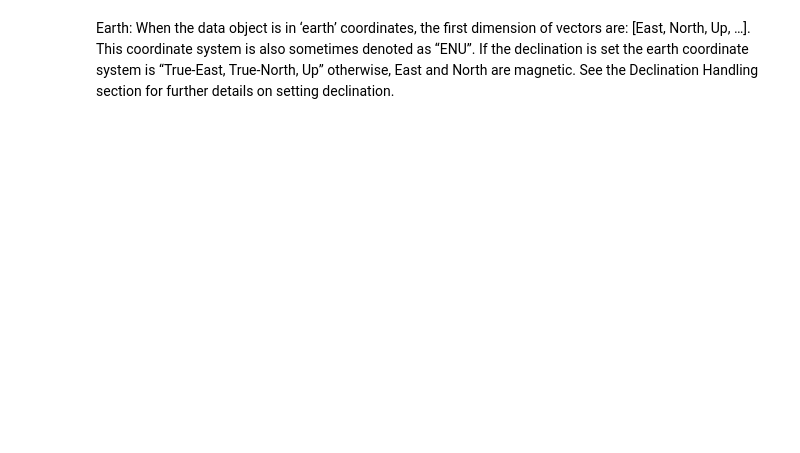
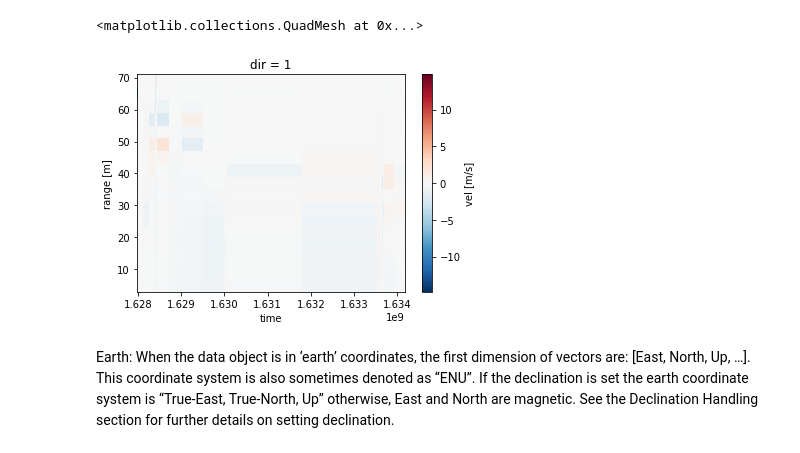
Before and after one commit to LewisDrysdale/autonaut-ADCP-data, a Jupyter notebook: read_raw_to_AD2CP.ipynb, the cells around one changed output. Saved outputs shown, nothing was run; the diff lists cells and outputs as text; code cells hidden in the pictures; blank space fills up the shorter version.

```diff
--- a/read_raw_to_AD2CP.ipynb
+++ b/read_raw_to_AD2CP.ipynb
@@ -104,2 +122,8 @@ i
+# %%
+%matplotlib inline
+ds.vel.sel(dir=1, range=slice(0,70)).plot()
+# %% [output]
+<matplotlib.collections.QuadMesh at 0x...>
+[figure, added]
 # %% [markdown]
 Earth: When the data object is in ‘earth’ coordinates, the first dimension of vectors are: [East, North, Up, …]. This coordinate system is also sometimes denoted as “ENU”. If the declination is set the earth coordinate system is “True-East, True-North, Up” otherwise, East and North are magnetic. See the Declination Handling section for further details on setting declination.
```
Also changed, not shown: parts of 6 cells of this notebook, 38 other files.
